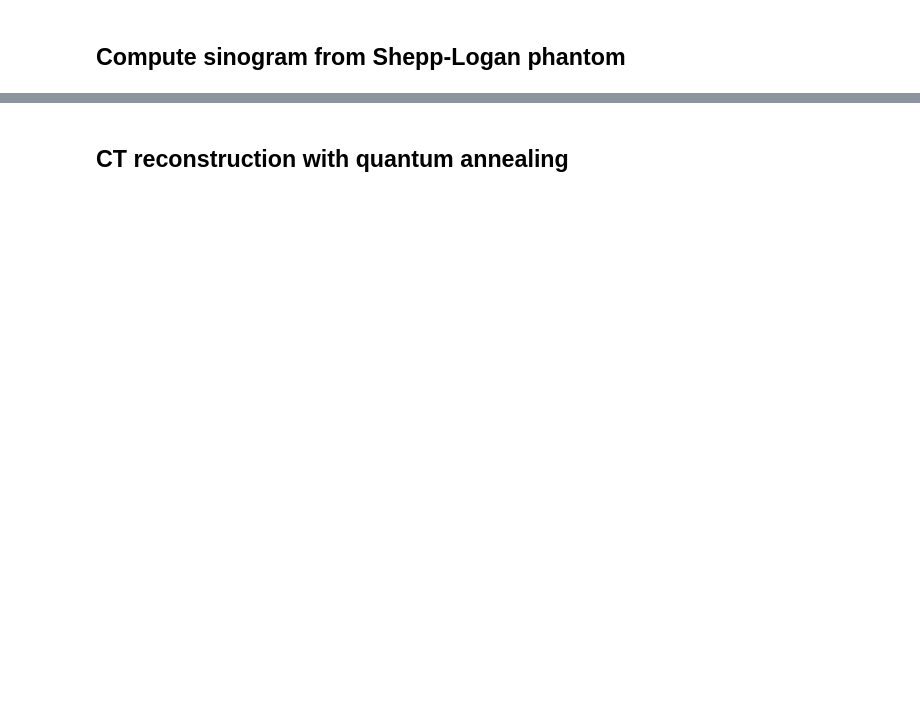
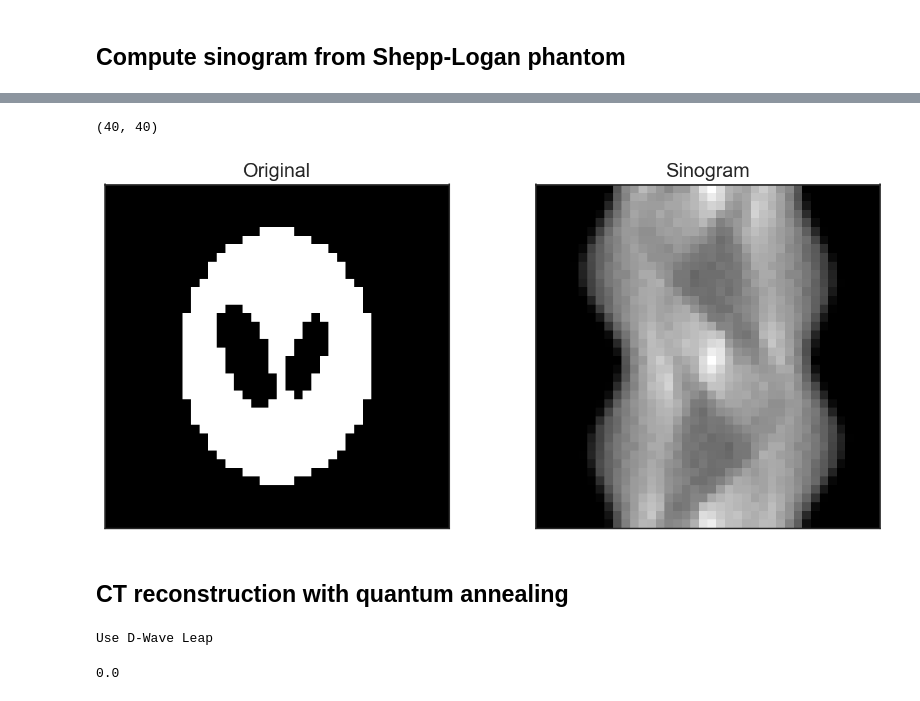
Before and after one commit to tatsy/QA-CT, a Jupyter notebook: ct_recon.ipynb, the cells around one changed output, grey strips where cells are left out. Drawn from its saved outputs; the diff is of its cells as text; code cells hidden in the pictures; blank space fills up the shorter version.

```diff
--- a/ct_recon.ipynb
+++ b/ct_recon.ipynb
@@ -19 +20,4 @@ from dwave.system import LeapHybridBQMSampler
 from pyqubo import Array
+# %%
+use_leap = True
+img_size = 40
@@ -22,11 +37,11 @@ rc = {
     "figure.dpi": 150,
     "figure.autolayout": False,
     "font.family": "sans-serif",
-    "font.serif": "Roboto",
+    "font.sans-serif": "Arial",
     "axes.titlesize": 16,
-    "axes.labelsize": 16,
-    "xtick.labelsize": 12,
-    "ytick.labelsize": 12,
+    "axes.labelsize": 12,
+    "xtick.labelsize": 10,
+    "ytick.labelsize": 10,
 }
 sns.set_theme(context="notebook", style="white", rc=rc)
 # %% [markdown]
@@ -40,7 +57,10 @@ print(image.shape, image.min(), image.max())
 # %%
 # Shrink image to fit the number of qubits
-image = cv2.resize(image, (32, 32), interpolation=cv2.INTER_AREA)
+image = cv2.resize(image, (img_size, img_size), interpolation=cv2.INTER_AREA)
+image = (image - image.min()) / (image.max() - image.min())
 print(image.shape)
+# %% [output]
+(40, 40)
 # %%
 # binarize image
 image = (image > 0.15).astype("float32")
@@ -68,7 +88,8 @@ for n, a in enumerate(angles):
         rot,
         (W, H),
         flags=cv2.INTER_LINEAR,
-        borderMode=cv2.BORDER_REPLICATE,
+        borderMode=cv2.BORDER_CONSTANT,
+        borderValue=9999,
     )
 
     proj = np.zeros(W)
@@ -90,12 +111,17 @@ for n, a in enumerate(angles):
 sino = np.stack(sino, axis=0)
 # %%
 # Show CT image and corresponding sinogram
-fig, axs = plt.subplots(1, 2)
+fig, axs = plt.subplots(1, 2, figsize=(10, 4.5))
 axs[0].imshow(image, cmap="gray")
 axs[0].set_title("Original")
+axs[0].set(xticks=[], yticks=[])
 axs[1].imshow(sino, cmap="gray")
 axs[1].set_title("Sinogram")
+axs[1].set(xticks=[], yticks=[])
+plt.tight_layout()
 plt.show()
+# %% [output]
+[figure, added]
 # %% [markdown]
 ## CT reconstruction with quantum annealing
 # %%
@@ -137,11 +160,25 @@ bqm = model.to_bqm()
+# %%
+# Compile a model
+model = H0.compile()
+qubo, _ = model.to_qubo()
+label = "Binary CT reconstruction"
+
+if use_leap:
+    print("Use D-Wave Leap")
+    solver = LeapHybridSampler()
+else:
+    print("Use local computer")
+    solver = SimulatedAnnealingSampler()
+# %% [output]
+Use D-Wave Leap
 # %%
 # Perform simulated annealing
-solver = LeapHybridBQMSampler()
-# solver = SimulatedAnnealingSampler()
-sampleset = solver.sample(bqm, label="Binary CT reconstruction")
+sampleset = solver.sample_qubo(qubo, label=label)
 decoded_samples = model.decode_sampleset(sampleset)
 best_sample = min(decoded_samples, key=lambda x: x.energy)
 print(best_sample.energy)
+# %% [output]
+0.0
 # %%
 # Get reconstruction result
 pred = np.zeros((H, W), dtype="float32")
```
Also changed, not shown: parts of 7 cells of this notebook, 2 other files.
